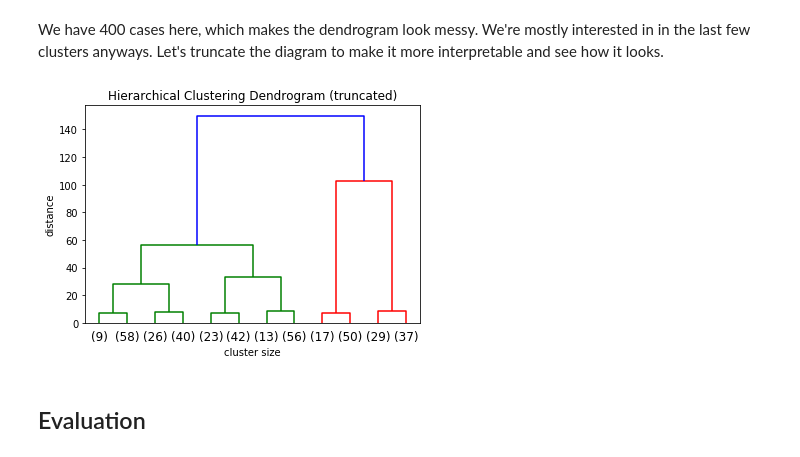
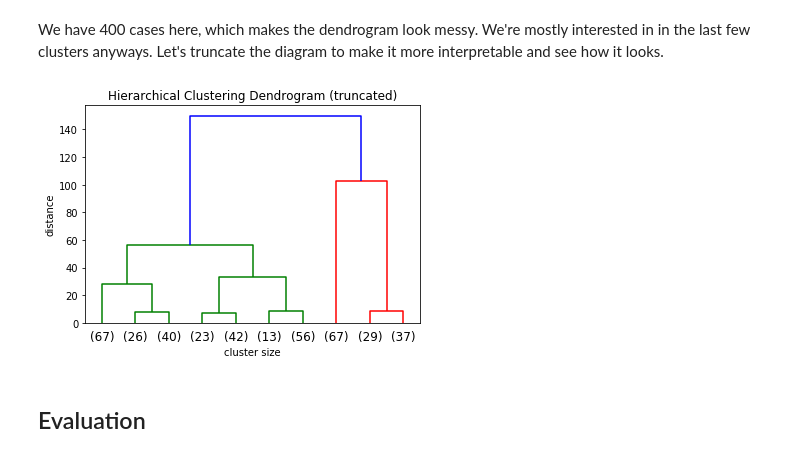
Before and after one commit to angelmanzur/dsc-hierarchical-agglomerative-clustering-codealong-dc-ds-career-042219, a Jupyter notebook: index.ipynb, the cells around one changed output. Drawn from its saved outputs; the diff is of its cells as text; code cells hidden in the pictures.

```diff
--- a/index.ipynb
+++ b/index.ipynb
@@ -186,12 +186,12 @@ plt.ylabel("Cluster distance");
 We have 400 cases here, which makes the dendrogram look messy. We're mostly interested in in the last few clusters anyways. Let's truncate the diagram to make it more interpretable and see how it looks.
 # %%
 plt.title('Hierarchical Clustering Dendrogram (truncated)')
-dendrogram(linkage_array,  truncate_mode='lastp', p=12)
+dendrogram(linkage_array,  truncate_mode='lastp', p=10)
 plt.xlabel('cluster size')
 plt.ylabel('distance')
 plt.show()
 # %% [output]
-[figure, old version]
+[figure, new version]
 # %% [markdown]
 ## Evaluation
 # %% [markdown]
```
